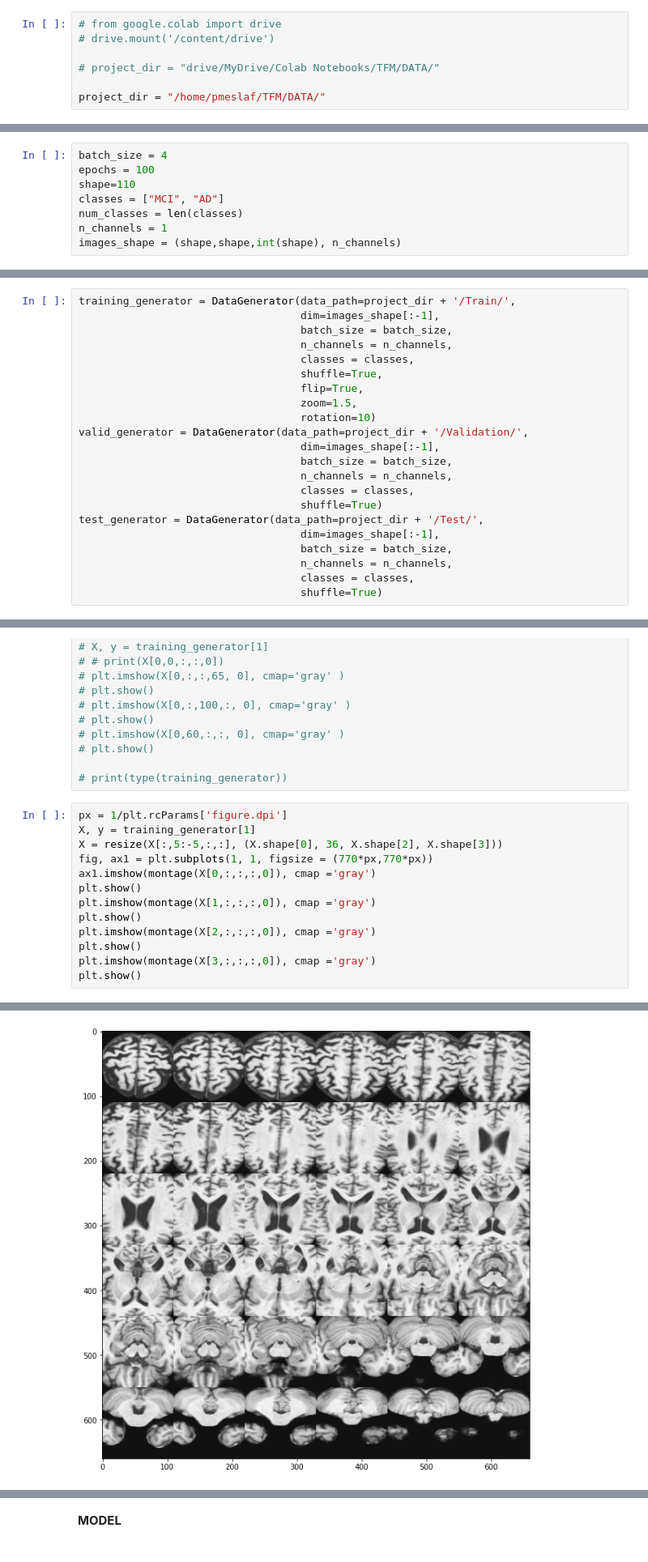
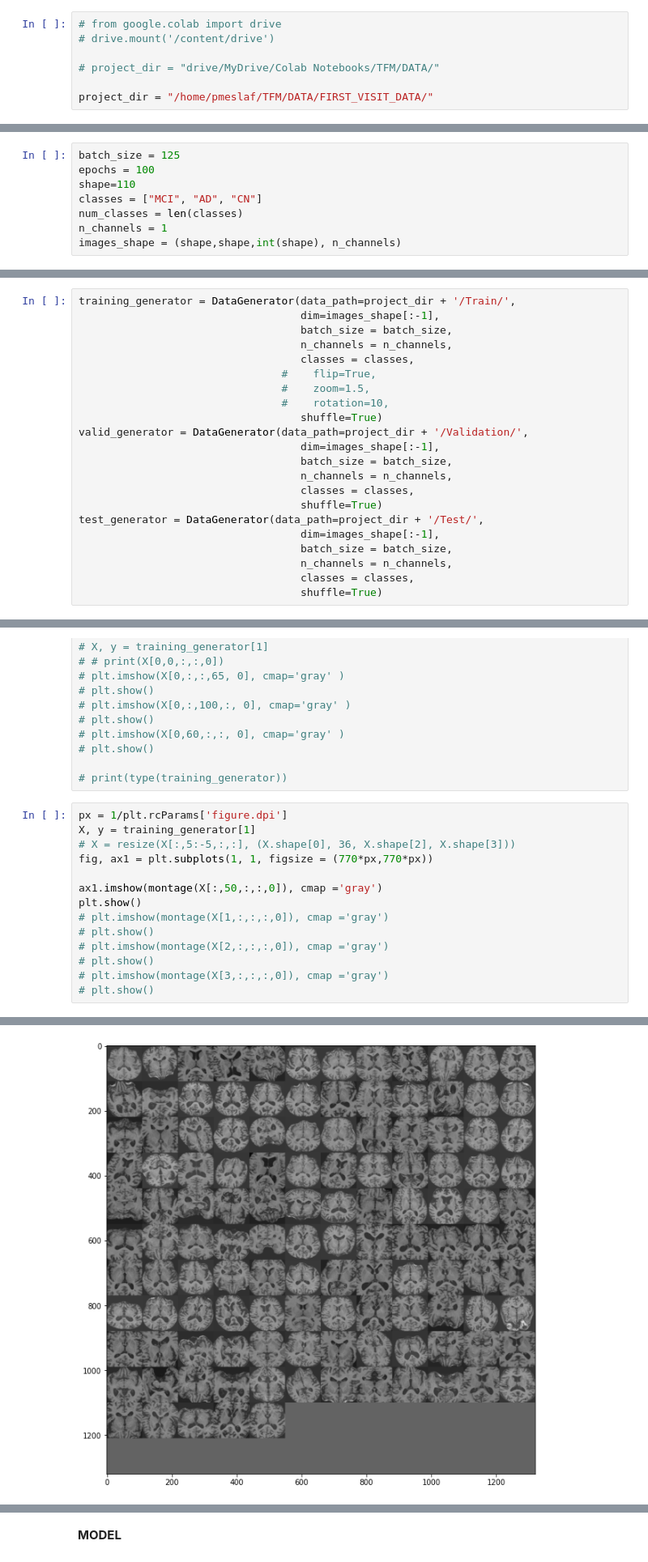
Before and after one commit to PabloMesas/TFM, a Jupyter notebook: convolutional_1.ipynb, the cells around one changed output, grey strips where cells are left out. Shown: that part at 81% size. Cells and saved outputs as stored; diff of their text form.

```diff
--- a/convolutional_1.ipynb
+++ b/convolutional_1.ipynb
@@ -53,17 +53,17 @@ import SimpleITK as sitk
 
 # project_dir = "drive/MyDrive/Colab Notebooks/TFM/DATA/"
 
-project_dir = "/home/pmeslaf/TFM/DATA/"
+project_dir = "/home/pmeslaf/TFM/DATA/FIRST_VISIT_DATA/"
 # %%
 # physical_devices = tf.config.experimental.list_physical_devices('GPU')
 # assert len(physical_devices) > 0, "Not enough GPU hardware devices available"
 # config = tf.config.experimental.set_memory_growth(physical_devices[0], True)
 # config = tf.config.experimental.set_memory_growth(physical_devices[1], True)
 # %%
-batch_size = 4
+batch_size = 125
 epochs = 100
 shape=110
-classes = ["MCI", "AD"]
+classes = ["MCI", "AD", "CN"]
 num_classes = len(classes)
 n_channels = 1
 images_shape = (shape,shape,int(shape), n_channels)
@@ -79,10 +79,10 @@ training_generator = DataGenerator(data_path=project_dir + '/Train/',
                                    batch_size = batch_size,
                                    n_channels = n_channels,
                                    classes = classes,
-                                   shuffle=True,
-                                   flip=True,
-                                   zoom=1.5,
-                                   rotation=10)
+                                #    flip=True,
+                                #    zoom=1.5,
+                                #    rotation=10,
+                                   shuffle=True)
 valid_generator = DataGenerator(data_path=project_dir + '/Validation/',
                                    dim=images_shape[:-1],
                                    batch_size = batch_size,
@@ -117,14 +117,15 @@ test_generator = DataGenerator(data_path=project_dir + '/Test/',
 # %%
 px = 1/plt.rcParams['figure.dpi']
 X, y = training_generator[1]
-X = resize(X[:,5:-5,:,:], (X.shape[0], 36, X.shape[2], X.shape[3]))
+# X = resize(X[:,5:-5,:,:], (X.shape[0], 36, X.shape[2], X.shape[3]))
 fig, ax1 = plt.subplots(1, 1, figsize = (770*px,770*px))
-ax1.imshow(montage(X[0,:,:,:,0]), cmap ='gray')
+
+ax1.imshow(montage(X[:,50,:,:,0]), cmap ='gray')
 plt.show()
-plt.imshow(montage(X[1,:,:,:,0]), cmap ='gray')
-plt.show()
-plt.imshow(montage(X[2,:,:,:,0]), cmap ='gray')
-plt.show()
-plt.imshow(montage(X[3,:,:,:,0]), cmap ='gray')
-plt.show()
+# plt.imshow(montage(X[1,:,:,:,0]), cmap ='gray')
+# plt.show()
+# plt.imshow(montage(X[2,:,:,:,0]), cmap ='gray')
+# plt.show()
+# plt.imshow(montage(X[3,:,:,:,0]), cmap ='gray')
+# plt.show()
 # %% [output]
@@ -135 +132 @@ plt.show()
-[figure, old version]
+[figure, new version]
```
Also changed, not shown: parts of 4 cells of this notebook, 7 other files.
